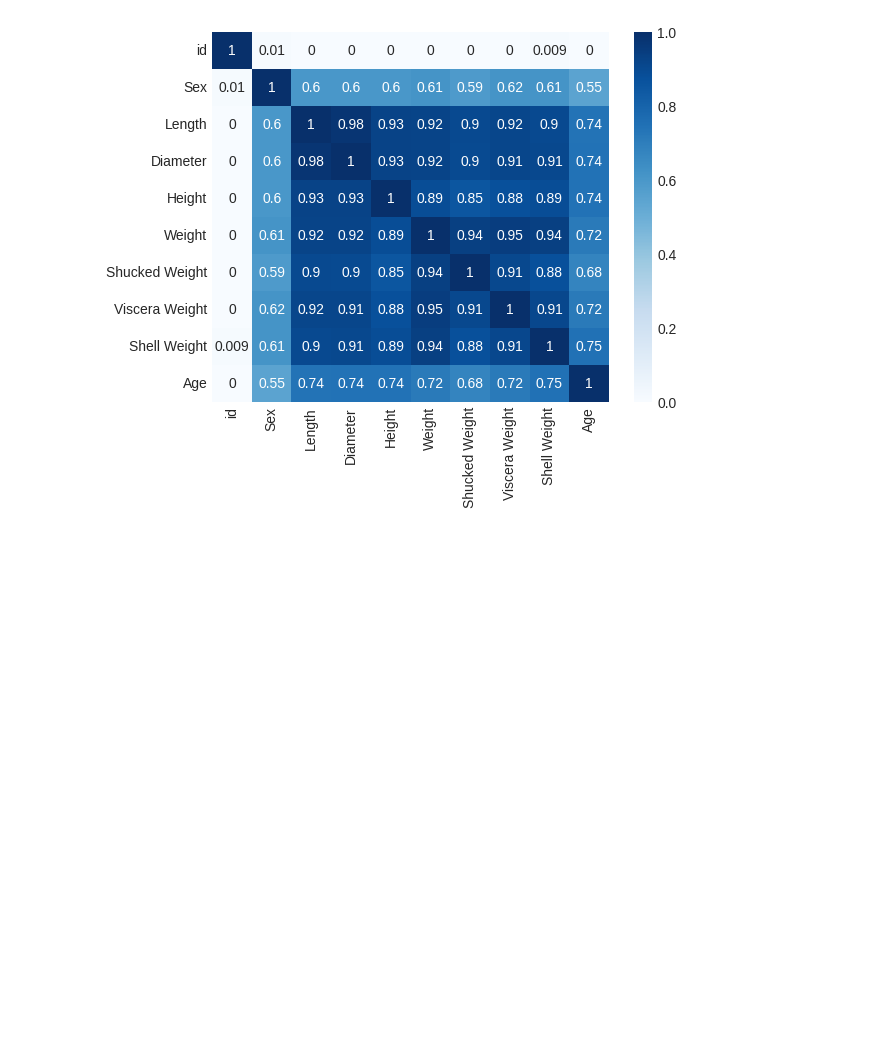
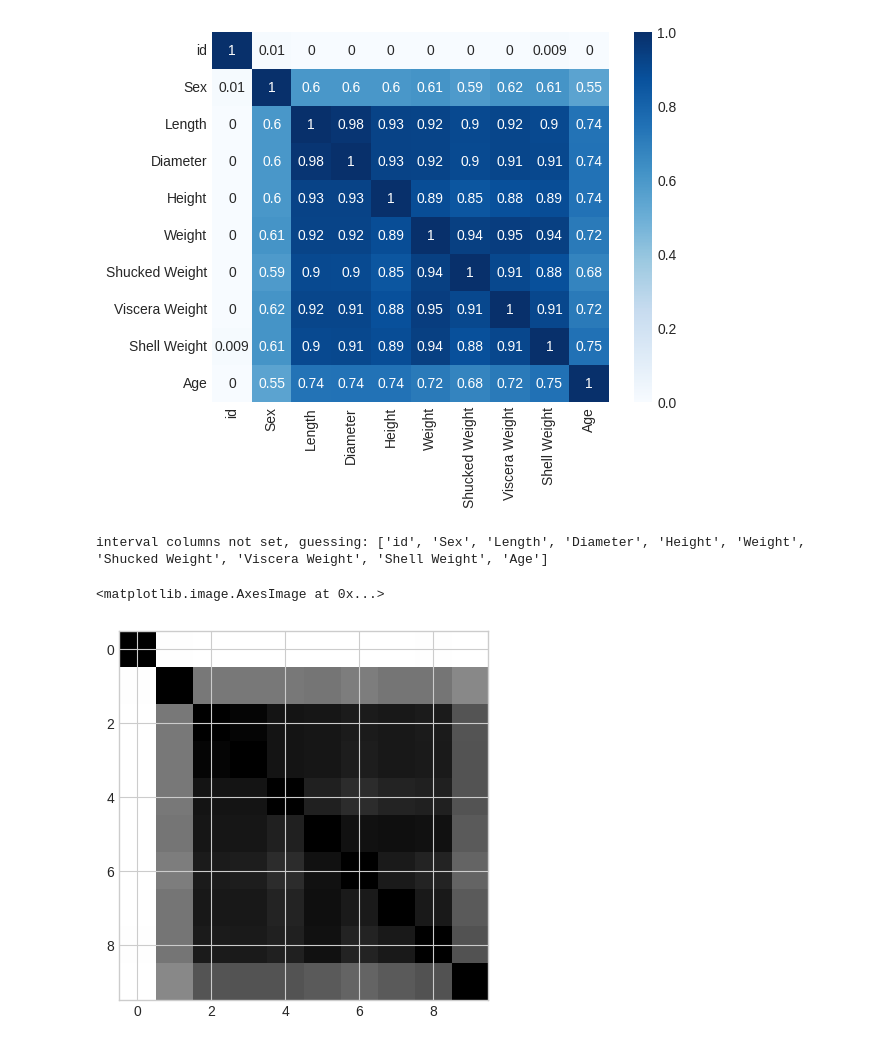
Before and after one commit to UznetDev/Data-science-home-work, a Jupyter notebook: 07_Okt_2024.ipynb, the cells around one changed output. Saved outputs shown, nothing was run; the diff lists cells and outputs as text; code cells hidden in the pictures; blank space fills up the shorter version.

```diff
--- a/07_Okt_2024.ipynb
+++ b/07_Okt_2024.ipynb
@@ -114,0 +116,6 @@ df.phik_matrix(y)
+# %%
+plt.imshow(df.phik_matrix())
+# %% [output]
+interval columns not set, guessing: ['id', 'Sex', 'Length', 'Diameter', 'Height', 'Weight', 'Shucked Weight', 'Viscera Weight', 'Shell Weight', 'Age']
+<matplotlib.image.AxesImage at 0x...>
+[figure, added]
```
Also changed, not shown: parts of 4 cells of this notebook.
